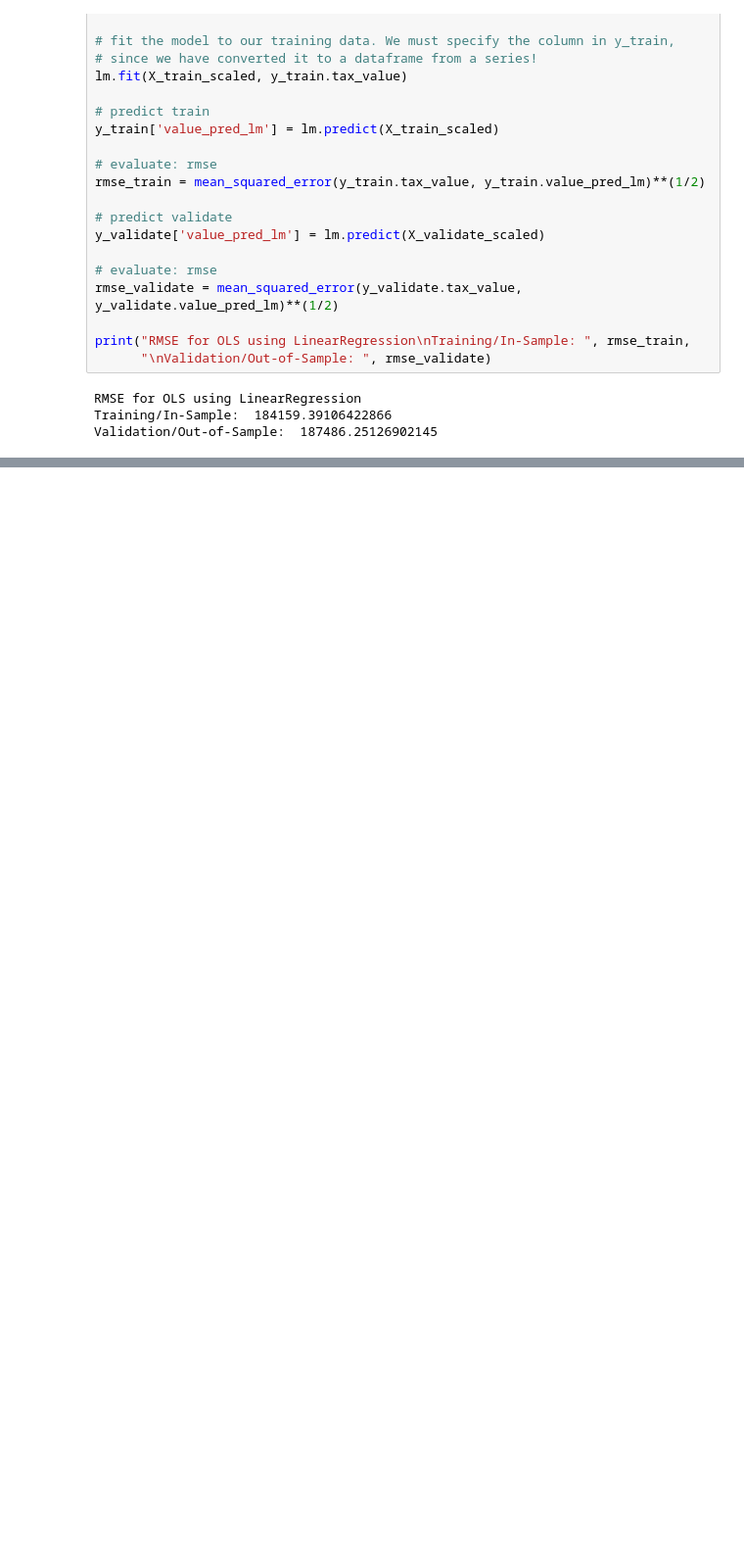
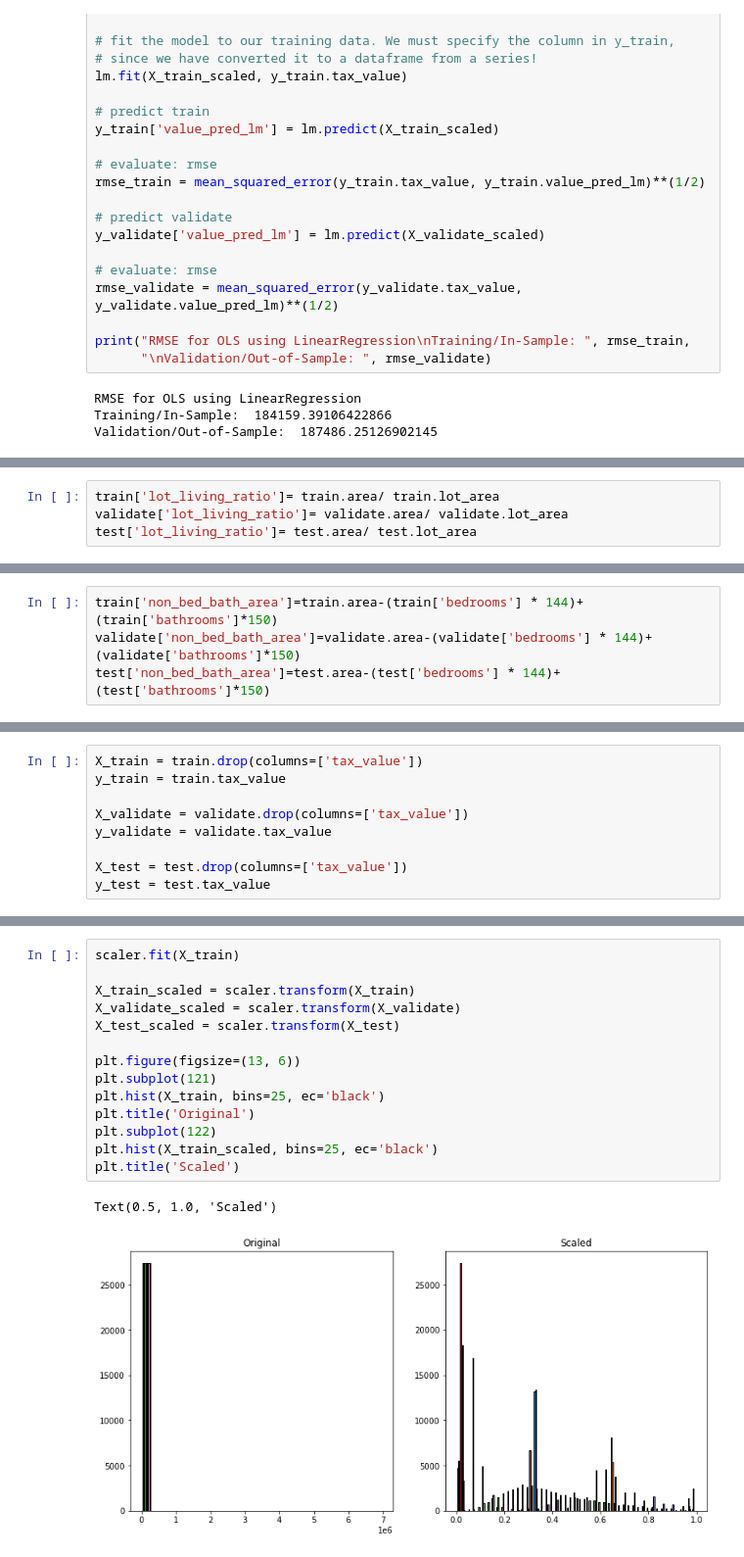
Before and after one commit to joe-bennett/zillow-project, a Jupyter notebook: initial_workbook.ipynb, the cells around one changed output, grey strips where cells are left out. Shown: that part at 98% size. Drawn from its saved outputs; the diff is of its cells as text; blank space fills up the shorter version.

```diff
--- a/initial_workbook.ipynb
+++ b/initial_workbook.ipynb
@@ -251,0 +255,4 @@ Validation/Out-of-Sample:  187486.25126902145
+# %%
+train['lot_living_ratio']= train.area/ train.lot_area
+validate['lot_living_ratio']= validate.area/ validate.lot_area
+test['lot_living_ratio']= test.area/ test.lot_area
@@ -251,0 +277,4 @@ Validation/Out-of-Sample:  187486.25126902145
+# %%
+train['non_bed_bath_area']=train.area-(train['bedrooms'] * 144)+ (train['bathrooms']*150)
+validate['non_bed_bath_area']=validate.area-(validate['bedrooms'] * 144)+ (validate['bathrooms']*150)
+test['non_bed_bath_area']=test.area-(test['bedrooms'] * 144)+ (test['bathrooms']*150)
@@ -251,0 +305,9 @@ Validation/Out-of-Sample:  187486.25126902145
+# %%
+X_train = train.drop(columns=['tax_value'])
+y_train = train.tax_value
+
+X_validate = validate.drop(columns=['tax_value'])
+y_validate = validate.tax_value
+
+X_test = test.drop(columns=['tax_value'])
+y_test = test.tax_value
@@ -251,0 +323,17 @@ Validation/Out-of-Sample:  187486.25126902145
+# %%
+scaler.fit(X_train)
+
+X_train_scaled = scaler.transform(X_train)
+X_validate_scaled = scaler.transform(X_validate)
+X_test_scaled = scaler.transform(X_test)
+
+plt.figure(figsize=(13, 6))
+plt.subplot(121)
+plt.hist(X_train, bins=25, ec='black')
+plt.title('Original')
+plt.subplot(122)
+plt.hist(X_train_scaled, bins=25, ec='black')
+plt.title('Scaled')
+# %% [output]
+Text(0.5, 1.0, 'Scaled')
+[figure, added]
```
Also changed, not shown: parts of 10 cells of this notebook, 6 other files.
